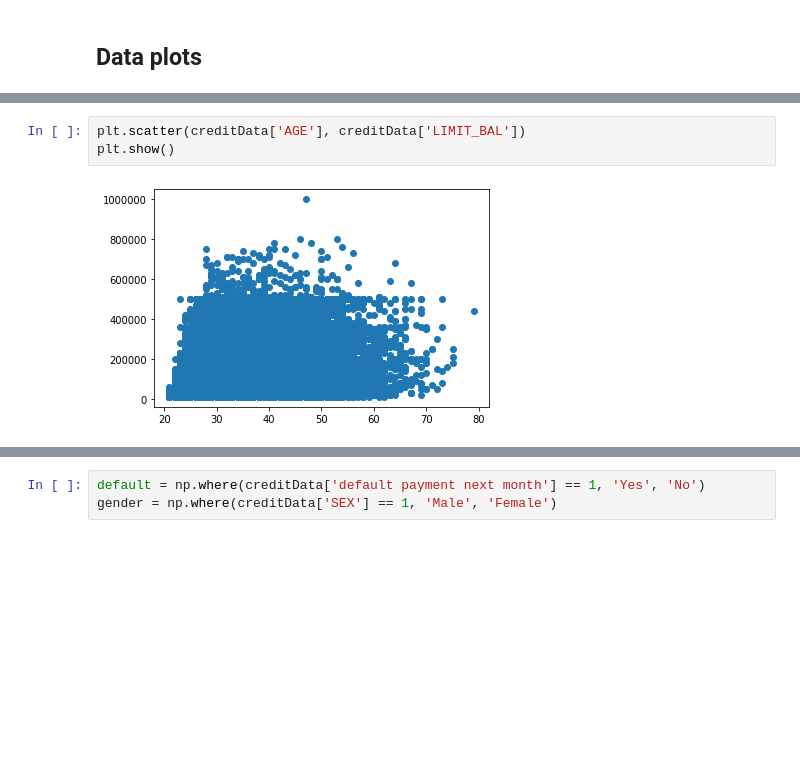
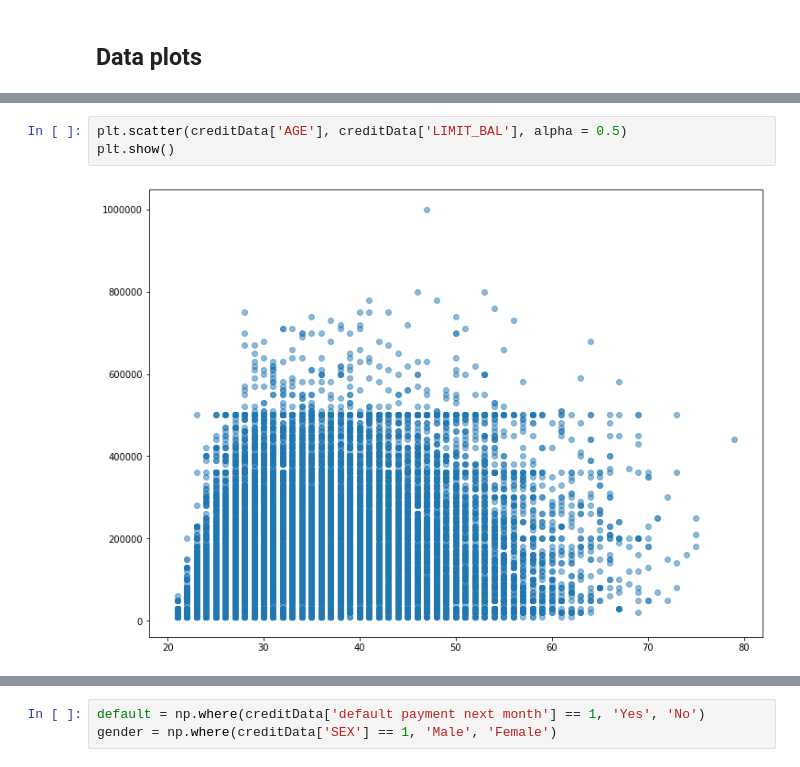
Before and after one commit to guilherme-fr/Default-Credit-Prediction, a Jupyter notebook: scripts/eda.ipynb, the cells around one changed output, grey strips where cells are left out. Saved outputs shown, nothing was run; the diff lists cells and outputs as text; blank space fills up the shorter version.

```diff
--- a/scripts/eda.ipynb
+++ b/scripts/eda.ipynb
@@ -50,8 +50,8 @@ plt.show()
 # %%
-plt.scatter(creditData['AGE'], creditData['LIMIT_BAL'])
+plt.scatter(creditData['AGE'], creditData['LIMIT_BAL'], alpha = 0.5)
 plt.show()
 # %% [output]
-[figure, old version]
+[figure, new version]
 # %%
 plt.boxplot(creditData['LIMIT_BAL'], 0, 'gD')
 plt.show()
```
Also changed, not shown: parts of 14 cells of this notebook, 1 other file.
